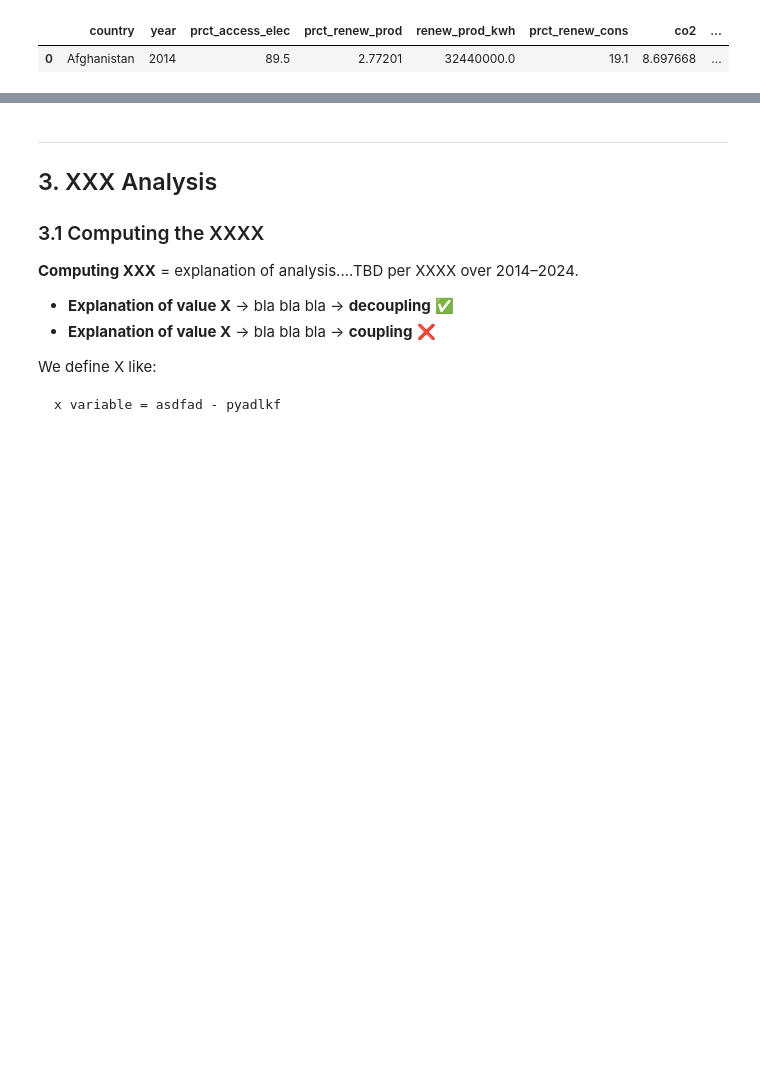
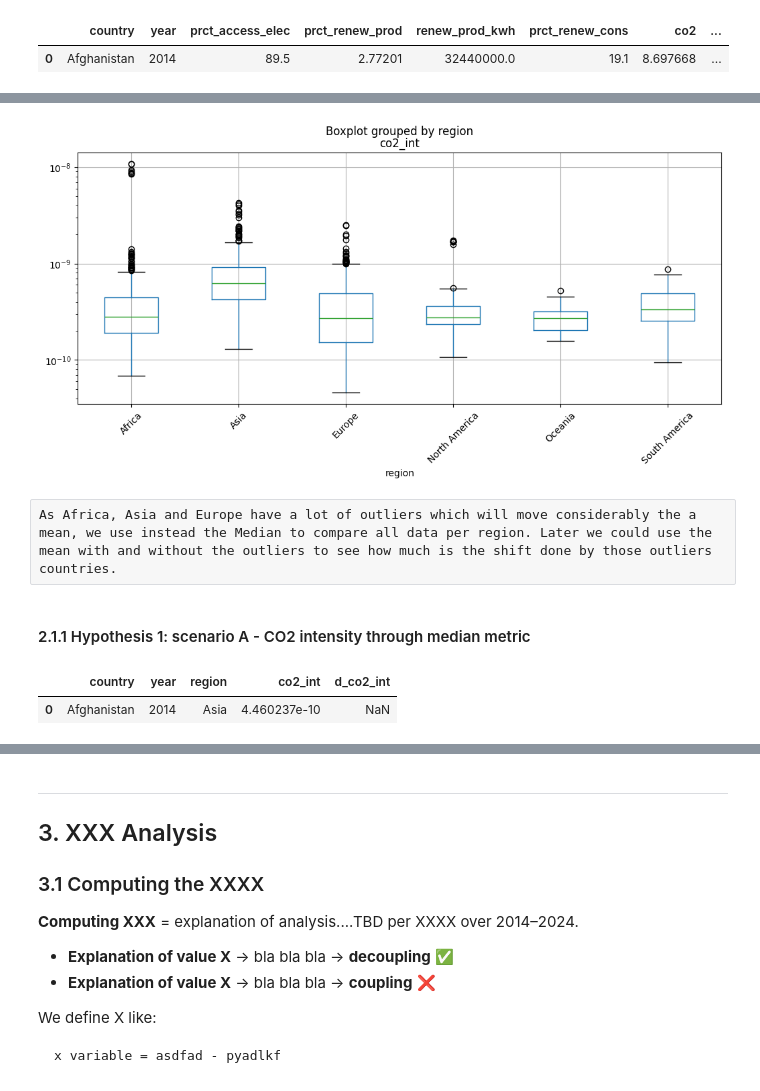
Before and after one commit to cadiyubu/first_project, a Jupyter notebook: notebooks/eda_hypothesis_testing_Diana.ipynb, the cells around one changed output, grey strips where cells are left out. Cells and saved outputs as stored; diff of their text form; code cells hidden in the pictures; blank space fills up the shorter version.

Commit message:
Hypotesis 1A and 2 done

```diff
--- a/notebooks/eda_hypothesis_testing_Diana.ipynb
+++ b/notebooks/eda_hypothesis_testing_Diana.ipynb
@@ -152,0 +160,24 @@ df.head(5)
+# %%
+#the scale for every region is different, specially considering Africa with extreme outliers, we fix the visual by
+#adjusting the plot scale:
+import matplotlib.pyplot as plt
+
+df.boxplot(column='co2_int', by='region', figsize=(12,5), rot=45)
+plt.yscale('log') # This spreads out the squished boxes at the bottom
+plt.savefig('../figures/boxplot_outliers_Regions.png', dpi=150, bbox_inches='tight')
+plt.show()
+# %% [output]
+[figure, added]
+# %% [raw]
+As Africa, Asia and Europe have a lot of outliers which will move considerably the a mean, we use instead the Median to compare all data per region. Later we could use the mean with and without the outliers to see how much is the shift done by those outliers countries.
+# %% [markdown]
+
+#### 2.1.1 Hypothesis 1: scenario A - CO2 intensity through median metric
+# %%
+#selecting just the columns of interest for the CO2 decoupling analysis.
+dec_cols=['country', 'year','region','co2_int', 'd_co2_int']
+dec_df=df[dec_cols]
+dec_df.head(1)
+# %% [output]
+|  | country | year | region | co2_int | d_co2_int |
+| 0 | Afghanistan | 2014 | Asia | 4.460237e-10 | NaN |
```
Also changed, not shown: parts of 50 cells of this notebook, 7 other files.
